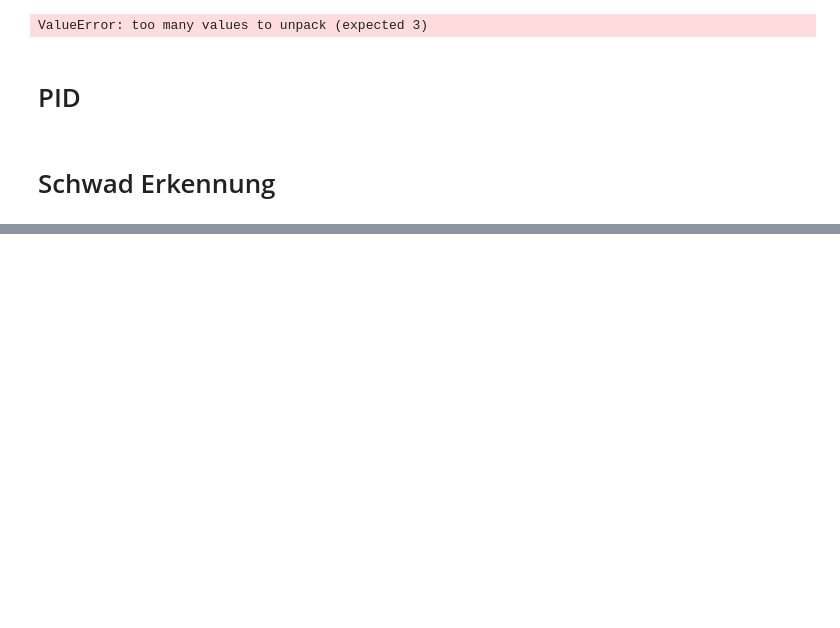
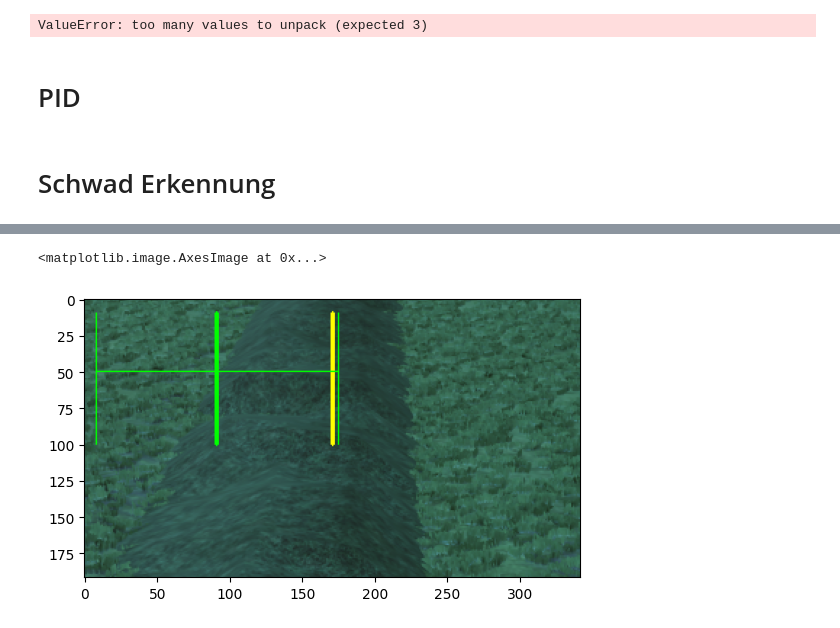
Before and after one commit to mgoetze06/autosteer, a Jupyter notebook: autosteer_notebook.ipynb, the cells around one changed output, grey strips where cells are left out. Cells and saved outputs as stored; diff of their text form; code cells hidden in the pictures; blank space fills up the shorter version.

Commit message:
Schwaderkennung und Regelung der Lenkung. Todo: Reglerparameter anpassen und Schwaderkennung härten

```diff
--- a/autosteer_notebook.ipynb
+++ b/autosteer_notebook.ipynb
@@ -918,0 +903,12 @@ Fehler:  58
+# %%
+from simple_pid import PID
+pid = PID(0.5, 10, 0.1, setpoint=0)
+img = cv2.imread('./images/schwad/img5.png')
+roi = rectangle_roi_center(img,0.06666,0.066666,-150,0)
+schwad_fehler = get_schwad_distance_from_center(roi,50)
+print(schwad_fehler)
+pid_out = pid(schwad_fehler)
+print(pid_out)
+new_gamepad_x = round(pid_out/200,2)
+print(new_gamepad_x)
+#gamepad.left_joystick_float(x_value_float=new_gamepad_x, y_value_float=0)
@@ -918,0 +1021,5 @@ Fehler:  58
+# %%
+plt.imshow(roi)
+# %% [output]
+<matplotlib.image.AxesImage at 0x...>
+[figure, added]
```
Also changed, not shown: parts of 7 cells of this notebook, 2 other files.
